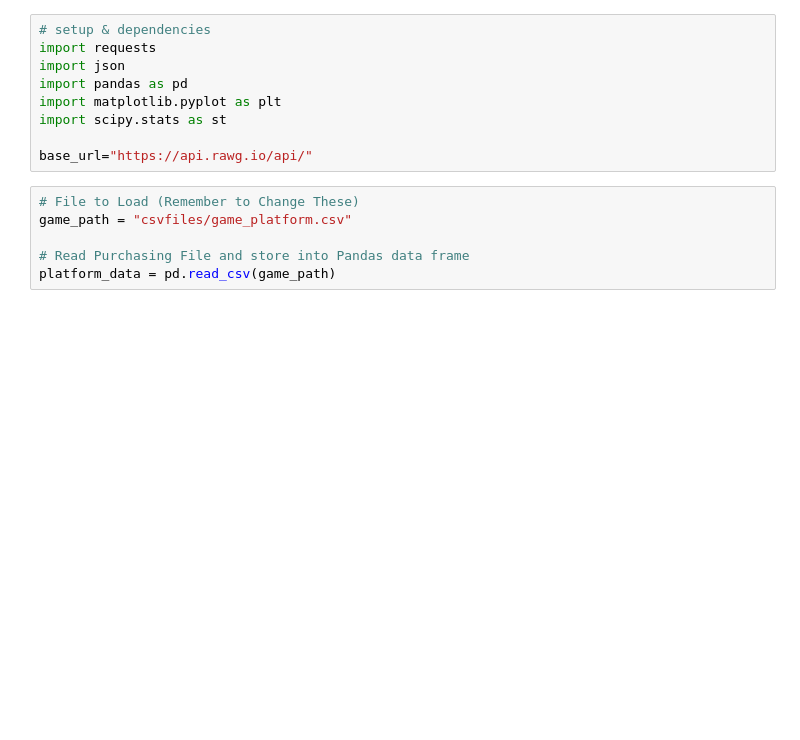
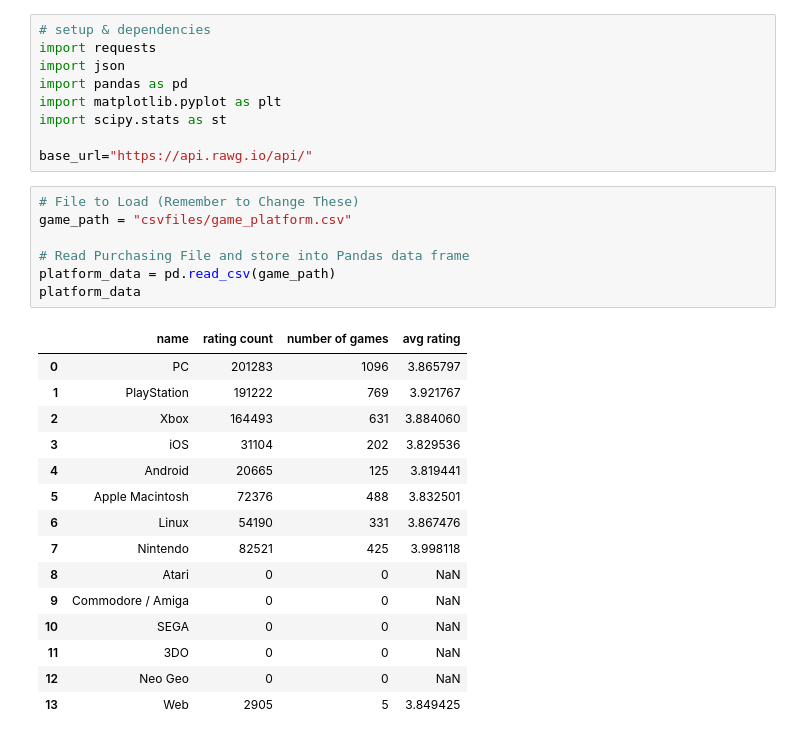
Before and after one commit to Rishi0406/project_1, a Jupyter notebook: Gaming_Platforms.ipynb, the cells around one changed output. Drawn from its saved outputs; the diff is of its cells as text; blank space fills up the shorter version.

```diff
--- a/Gaming_Platforms.ipynb
+++ b/Gaming_Platforms.ipynb
@@ -10,7 +10,24 @@ base_url="https://api.rawg.io/api/"
 # %%
 # File to Load (Remember to Change These)
 game_path = "csvfiles/game_platform.csv"
 
 # Read Purchasing File and store into Pandas data frame
 platform_data = pd.read_csv(game_path)
+platform_data
+# %% [output]
+|  | name | rating count | number of games | avg rating |
+| 0 | PC | 201283 | 1096 | 3.865797 |
+| 1 | PlayStation | 191222 | 769 | 3.921767 |
+| 2 | Xbox | 164493 | 631 | 3.884060 |
+| 3 | iOS | 31104 | 202 | 3.829536 |
+| 4 | Android | 20665 | 125 | 3.819441 |
+| 5 | Apple Macintosh | 72376 | 488 | 3.832501 |
+| 6 | Linux | 54190 | 331 | 3.867476 |
+| 7 | Nintendo | 82521 | 425 | 3.998118 |
+| 8 | Atari | 0 | 0 | NaN |
+| 9 | Commodore / Amiga | 0 | 0 | NaN |
+| 10 | SEGA | 0 | 0 | NaN |
+| 11 | 3DO | 0 | 0 | NaN |
+| 12 | Neo Geo | 0 | 0 | NaN |
+| 13 | Web | 2905 | 5 | 3.849425 |
 # %%
```
Also changed, not shown: parts of 47 cells of this notebook, 5 other files.
